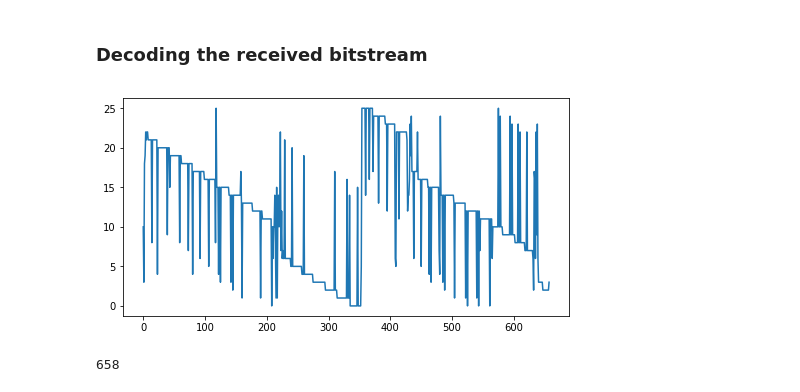
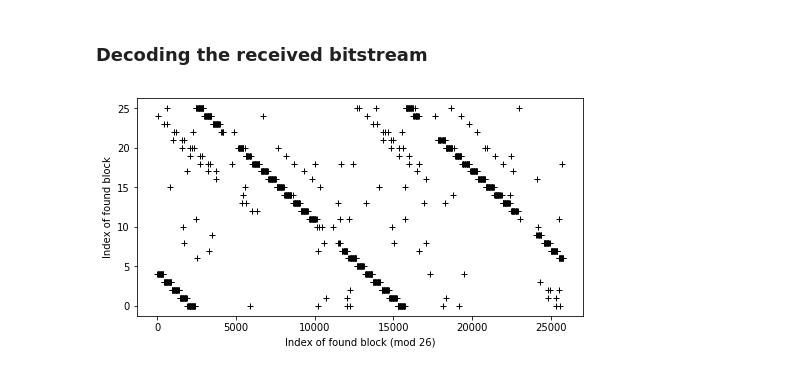
Before and after one commit to Max-Manning/RDS_decode, a Jupyter notebook: RDS_DECODE.ipynb, the cells around one changed output. Cells and saved outputs as stored; diff of their text form; code cells hidden in the pictures.

```diff
--- a/RDS_DECODE.ipynb
+++ b/RDS_DECODE.ipynb
@@ -77,9 +82,12 @@ plt.show()
 # %% [markdown]
 ### Carrier Phase Recovery
 # %%
+# This is a Costas loop implementation based on the Matlab code provided in
+# Telecommunication Breakdown, by C. Richard Johnson Jr. and William A. Sethares.
+
 # Set up parameters for the carrier phase recovery loop
 wc = 2*np.pi*1187.5/fsR   # expected carrier frequency
-mu = 0.01                 # update weight (determines loop bandwidth)
+mu = 0.005                 # update weight (determines loop bandwidth)
 
 nn = np.arange(len(RDS))
 theta = np.zeros(len(nn)) # array for storing carrier phase offset
@@ -104,4 +112,15 @@ plt.plot(np.arange(len(theta))/fsR, theta)
 plt.ylabel('Absolute Phase Offset (radians)')
 plt.xlabel('Time (s)')
 plt.show()
+
+basefilt0 = signal.remez(96, [0, 400, 1500, fsR/2], [1, 0], fs = fsR)
+
+# Apply the phase correction and then demodulate the BPSK signal
+phase_correct = np.exp(1j*theta)
+RDS_demod = RDS*np.exp(1j*wc*nn)*phase_correct
+RDS_demod = signal.lfilter(basefilt0, 1.0, RDS_demod)
+
+# Also demodulate without phase correction so we can compare the performance
+RDS_demod_nophase = RDS*np.exp(1j*wc*nn)
+RDS_demod_nophase = signal.lfilter(basefilt0, 1.0, RDS_demod_nophase)
 # %% [output]
@@ -221,6 +244,7 @@ plt.show()
 # %% [markdown]
 ### Decoding the received bitstream
 # %%
+# Turn back now if using numpy arrays to do bitwise operations upsets you.
 
 # differential decoding
 RDS_bits = np.bitwise_xor(RDS_bitstream[1:], RDS_bitstream[:-1],)
@@ -239,51 +263,46 @@ mtypes = ['A', 'B', 'C', 'D','Cp']
 h1 = np.array([[1,0,1,1,0,1,1,1,0,0],
       [0,1,0,1,1,0,1,1,1,0],
       [0,0,1,0,1,1,0,1,1,1],
       [1,0,1,0,0,0,0,1,1,1],
       [1,1,1,0,0,1,1,1,1,1],
       [1,1,0,0,0,1,0,0,1,1],
       [1,1,0,1,0,1,0,1,0,1],
       [1,1,0,1,1,1,0,1,1,0],
       [0,1,1,0,1,1,1,0,1,1],
       [1,0,0,0,0,0,0,0,0,1],
       [1,1,1,1,0,1,1,1,0,0],
       [0,1,1,1,1,0,1,1,1,0],
       [0,0,1,1,1,1,0,1,1,1],
       [1,0,1,0,1,0,0,1,1,1],
       [1,1,1,0,0,0,1,1,1,1],
       [1,1,0,0,0,1,1,0,1,1]])
-
 H = np.concatenate((np.eye(10), h1), axis=0)
 
+block_offsets = []
+HHDD = np.zeros((5,RDS_bits.shape[0]- 26 ))
 
 
-
-blocktypes = np.zeros((5,))
-
-hits = []
-
-HHDD = np.zeros((5,RDS_bits.shape[0]- 26 ))
-
+# Find all blocks with valid checkwords
 for j in range(RDS_bits.shape[0]- 26):
     y = RDS_bits[j:j+26]
     cw = np.mod(y.T@H, 2*np.ones((10,)))
 
+    # Check if the computed checkword offset corresponds to one of the valid block types.
     for k in range(5):
         hammingdist = np.count_nonzero(cw-checkw[k,:])
-        HHDD[k,j] = hammingdist
-        if np.count_nonzero(cw-checkw[k,:]) == 0:
-            hits.append(j)
-#        message = y[0:16]
-#            if k==0:
-##                print('Found onee!!!111 Messsage Type:' + mtypes[k] + '\n')
-#                hits.append(j)
-#                message = y[0:16]
-##                print(message)
-#
-hitindex = [h % 26 for h in hits]
+        if np.count_nonzero(hammingdist) == 0:
+            block_offsets.append(j)
+
+hitindex = [h % 26 for h in block_offsets]
+
+# plot the index (mod 26) where each successful block is detected.
+# RDS is a continuous-transfer protocol so ideally this should be a horizontal line.
+# Unfortunately this step shows that there is a lot of timing drift
 
 plt.figure(figsize=(8,4))
-plt.plot(np.arange(len(hitindex)), hitindex)
+plt.plot(block_offsets, hitindex, 'k+')
+plt.xlabel('Block index (mod 26)')
+plt.ylabel('Block index')
 plt.show()
 # %% [output]
-[figure, old version]
+[figure, new version]
@@ -293,4 +308,0 @@ np.savetxt('RDS_bitstream_raw.txt', RDS_bitstream.astype(int), fmt = '%d')
-# %%
-len(hits)
-# %% [output]
-658
```
Also changed, not shown: parts of 9 cells of this notebook.
